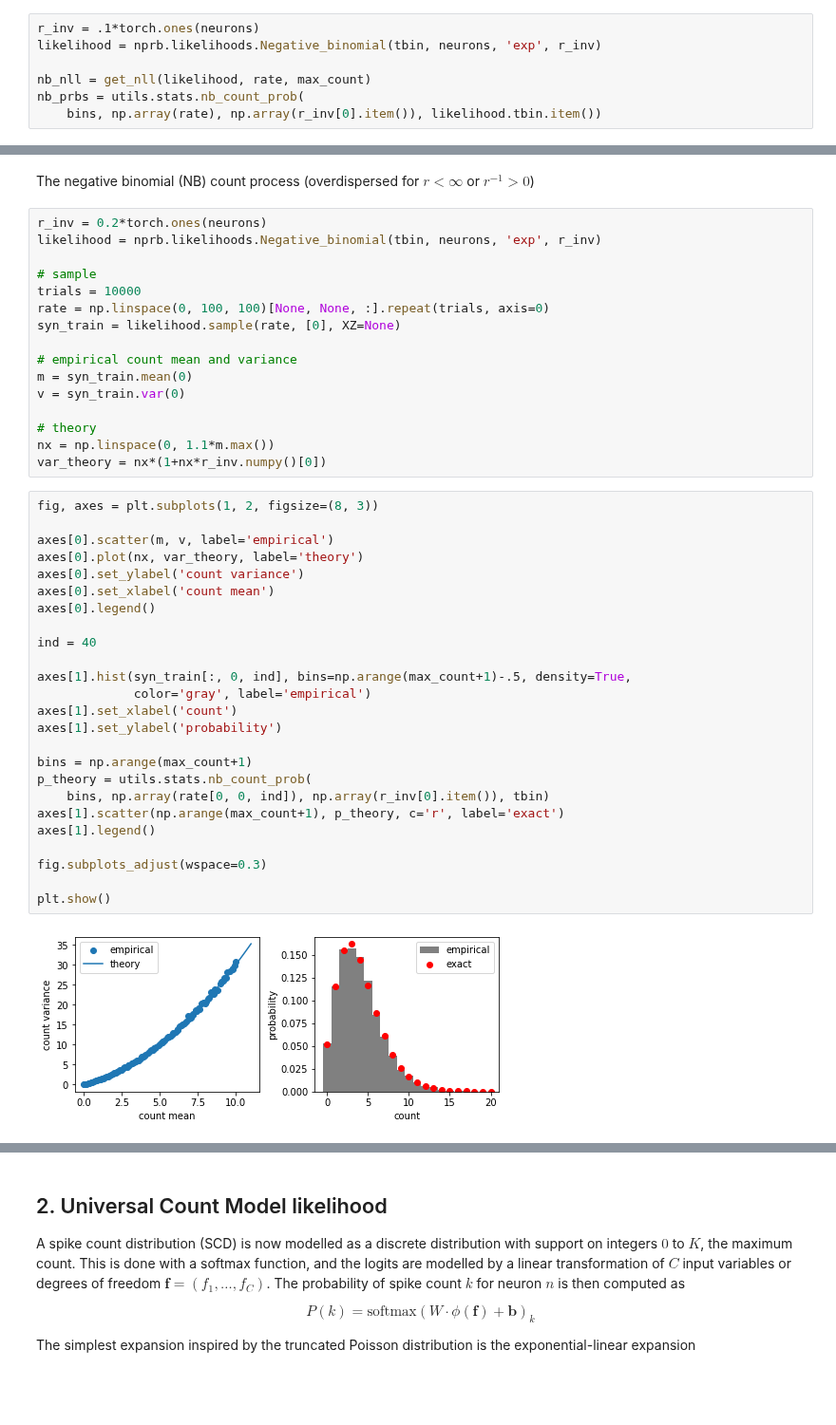
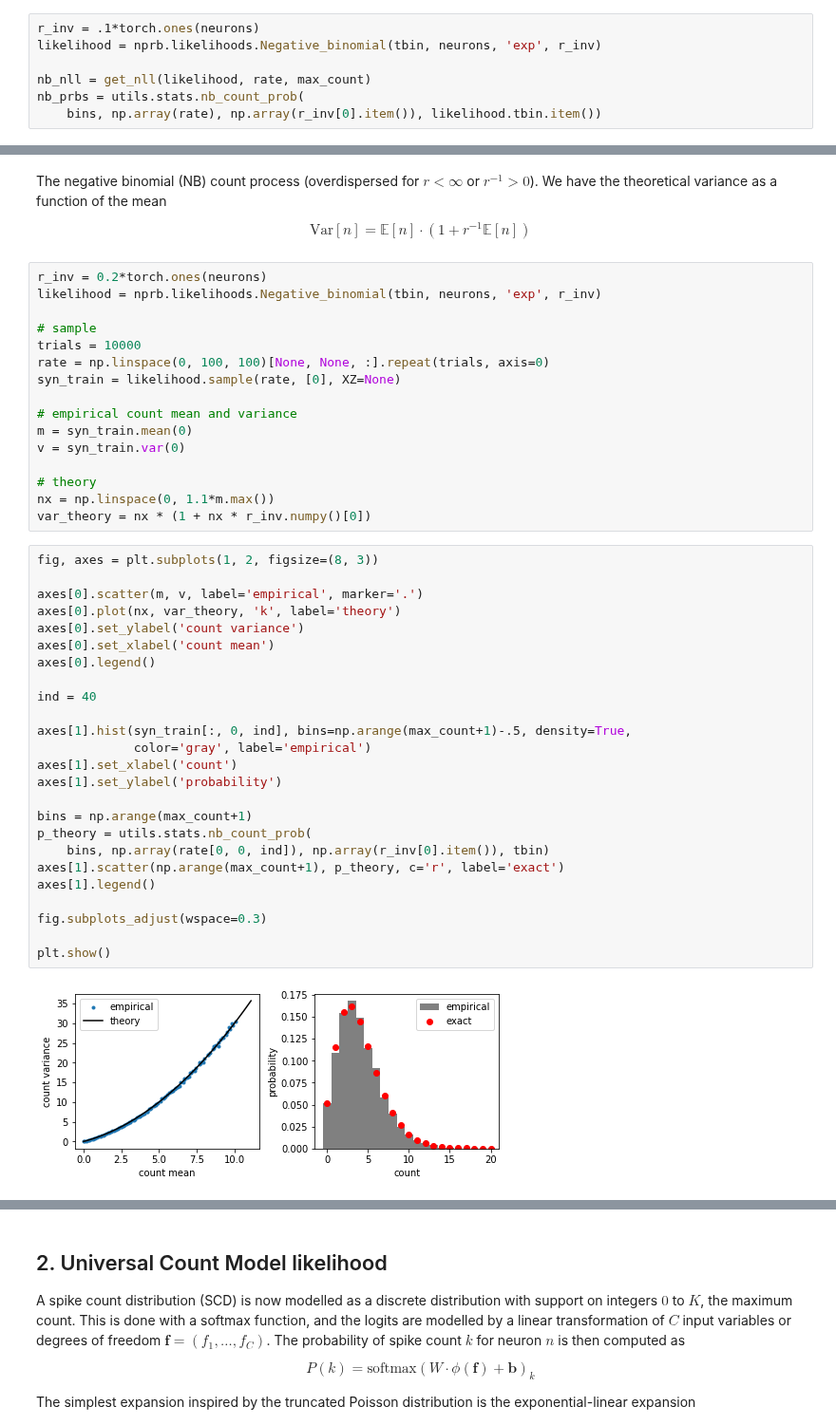
Before and after one commit to davindicode/universal-count-model, a Jupyter notebook: examples/2-spike_count_distributions.ipynb, the cells around one changed output, grey strips where cells are left out. Shown at 95% size. Drawn from its saved outputs; the diff is of its cells as text; blank space fills up the shorter version.

```diff
--- a/examples/2-spike_count_distributions.ipynb
+++ b/examples/2-spike_count_distributions.ipynb
@@ -148,5 +150,7 @@ plt.show()
 # %% [markdown]
-The negative binomial (NB) count process (overdispersed for $r < \infty$ or $r^{-1} > 0$)
+The negative binomial (NB) count process (overdispersed for $r < \infty$ or $r^{-1} > 0$). We have the theoretical variance as a function of the mean
+
+$$ \text{Var}[n] = \mathbb{E}[n] \cdot \left( 1 + r^{-1} \mathbb{E}[n] \right) $$
 # %%
 r_inv = 0.2*torch.ones(neurons)
 likelihood = nprb.likelihoods.Negative_binomial(tbin, neurons, 'exp', r_inv)
@@ -162,32 +166,32 @@ v = syn_train.var(0)
 
 # theory
 nx = np.linspace(0, 1.1*m.max())
-var_theory = nx*(1+nx*r_inv.numpy()[0])
+var_theory = nx * (1 + nx * r_inv.numpy()[0])
 # %%
 fig, axes = plt.subplots(1, 2, figsize=(8, 3))
 
-axes[0].scatter(m, v, label='empirical')
-axes[0].plot(nx, var_theory, label='theory')
+axes[0].scatter(m, v, label='empirical', marker='.')
+axes[0].plot(nx, var_theory, 'k', label='theory')
 axes[0].set_ylabel('count variance')
 axes[0].set_xlabel('count mean')
 axes[0].legend()
 
 ind = 40
 
 axes[1].hist(syn_train[:, 0, ind], bins=np.arange(max_count+1)-.5, density=True,
              color='gray', label='empirical')
 axes[1].set_xlabel('count')
 axes[1].set_ylabel('probability')
 
 bins = np.arange(max_count+1)
 p_theory = utils.stats.nb_count_prob(
     bins, np.array(rate[0, 0, ind]), np.array(r_inv[0].item()), tbin)
 axes[1].scatter(np.arange(max_count+1), p_theory, c='r', label='exact')
 axes[1].legend()
 
 fig.subplots_adjust(wspace=0.3)
 
 plt.show()
 # %% [output]
-[figure, old version]
+[figure, new version]
 # %% [markdown]
```
Also changed, not shown: parts of 10 cells of this notebook, 5 other files.
